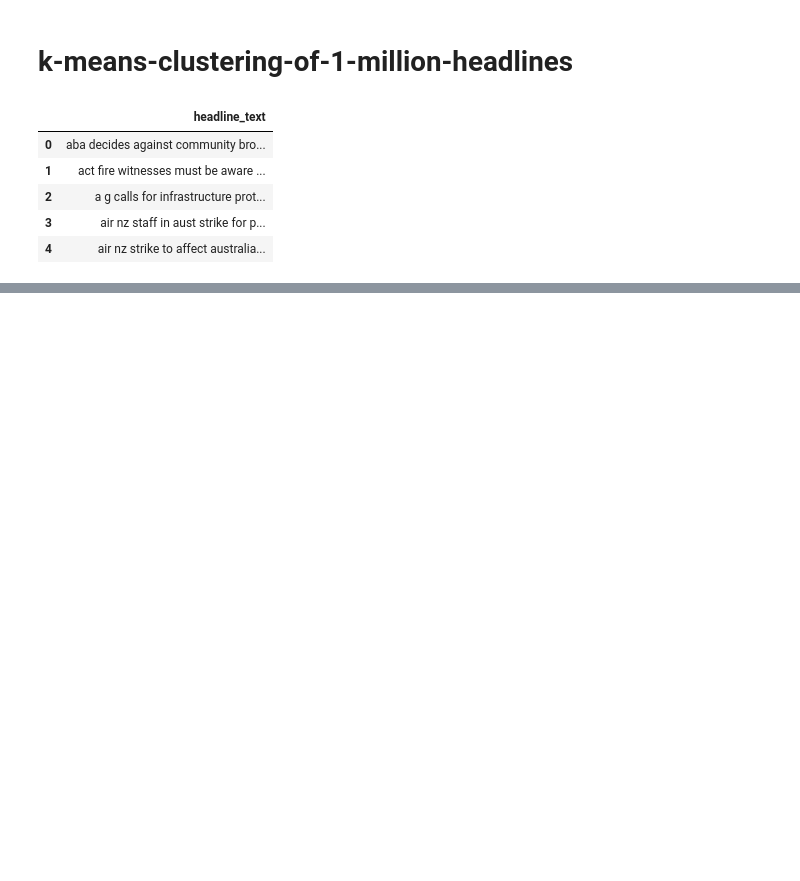
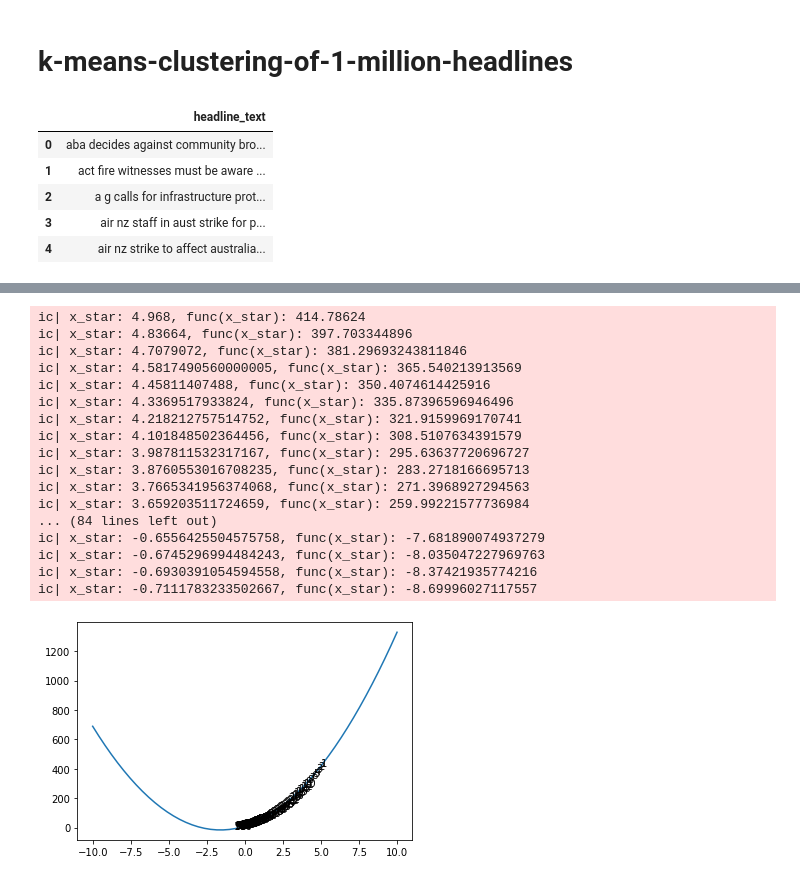
Before and after one commit to hivandu/practise, a Jupyter notebook: AI-basic/example_02.ipynb, the cells around one changed output, grey strips where cells are left out. Drawn from its saved outputs; the diff is of its cells as text; code cells hidden in the pictures; blank space fills up the shorter version.

```diff
--- a/AI-basic/example_02.ipynb
+++ b/AI-basic/example_02.ipynb
@@ -314,0 +447,17 @@ data.info()
+# %%
+import random
+def loss(k):
+    return 3 * (k**2) + 7 * k - 10
+
+# -b / 2a = -7 / 6
+
+def partial(k):
+    return 6 * k + 7
+
+k = random.randint(-10, 10)
+
+alpha = 1e-3 # 0.001
+
+for i in range(1000):
+    k = k + ( -1 ) * partial(k) * alpha
+    print(k, loss(k))
@@ -314,0 +591,57 @@ data.info()
+# %%
+import numpy as np
+import matplotlib.pyplot as plt
+import random
+
+from icecream import ic
+
+
+def func(x):
+    return 10 * x**2 + 32*x + 9
+
+
+def gradient(x):
+    return 20 *x + 32
+
+
+x = np.linspace(-10, 10)
+
+
+steps = []
+
+x_star = random.choice(x)
+
+alpha = 1e-3
+
+for i in range(100):
+    x_star = x_star + -1*gradient(x_star)*alpha
+    steps.append(x_star)
+
+    ic(x_star, func(x_star))
+
+fig, ax = plt.subplots()
+ax.plot(x, func(x))
+
+for i, s in enumerate(steps):
+    ax.annotate(str(i+1), (s, func(s)))
+
+plt.show()
+# %% [output]
+ic| x_star: 4.968, func(x_star): 414.78624
+ic| x_star: 4.83664, func(x_star): 397.703344896
+ic| x_star: 4.7079072, func(x_star): 381.29693243811846
+ic| x_star: 4.5817490560000005, func(x_star): 365.540213913569
+ic| x_star: 4.45811407488, func(x_star): 350.4074614425916
+ic| x_star: 4.3369517933824, func(x_star): 335.87396596946496
+ic| x_star: 4.218212757514752, func(x_star): 321.9159969170741
+ic| x_star: 4.101848502364456, func(x_star): 308.5107634391579
+ic| x_star: 3.987811532317167, func(x_star): 295.63637720696727
+ic| x_star: 3.8760553016708235, func(x_star): 283.2718166695713
+ic| x_star: 3.7665341956374068, func(x_star): 271.3968927294563
+ic| x_star: 3.659203511724659, func(x_star): 259.99221577736984
+... (84 lines left out)
+ic| x_star: -0.6556425504575758, func(x_star): -7.681890074937279
+ic| x_star: -0.6745296994484243, func(x_star): -8.035047227969763
+ic| x_star: -0.6930391054594558, func(x_star): -8.37421935774216
+ic| x_star: -0.7111783233502667, func(x_star): -8.69996027117557
+[figure, added]
```
Also changed, not shown: parts of 20 cells of this notebook.
